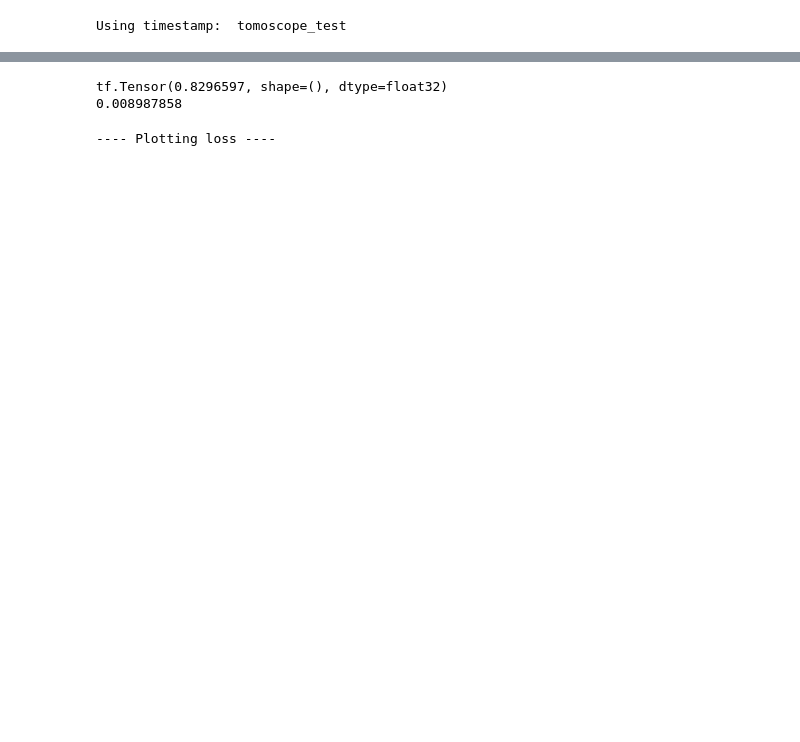
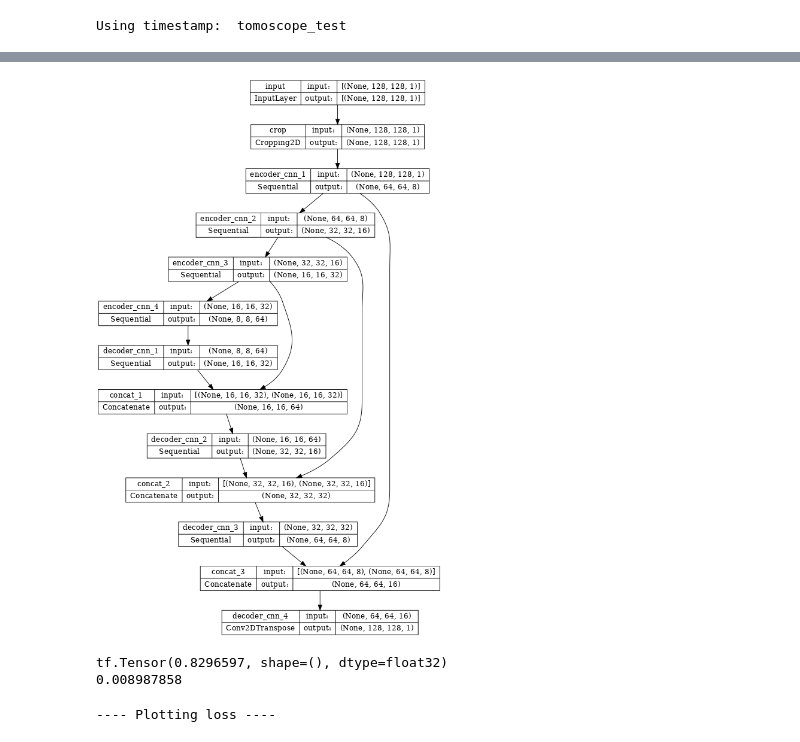
Before and after one commit to kiliakis/tomography_ML, a Jupyter notebook: train_tomoscope.ipynb, the cells around one changed output, grey strips where cells are left out. Saved outputs shown, nothing was run; the diff lists cells and outputs as text; code cells hidden in the pictures; blank space fills up the shorter version.

```diff
--- a/train_tomoscope.ipynb
+++ b/train_tomoscope.ipynb
@@ -172,3 +189,7 @@ None
+# %%
+tf.keras.utils.plot_model(tomoscope.model, show_shapes=True, dpi=64)
+# %% [output]
+[figure, added]
 # %%
 
 print(f'\n---- Training the model ----\n')
```
Also changed, not shown: parts of 6 cells of this notebook, 30 other files.
